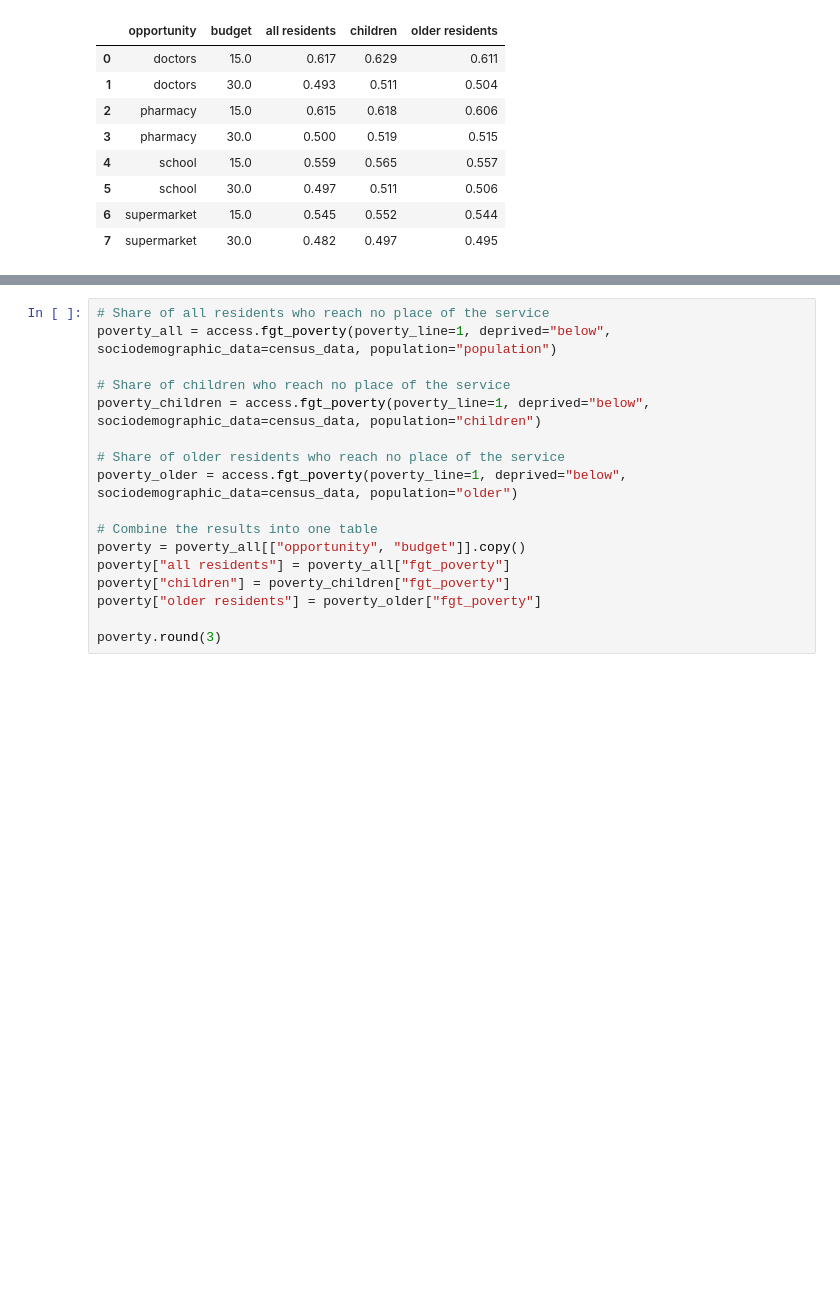
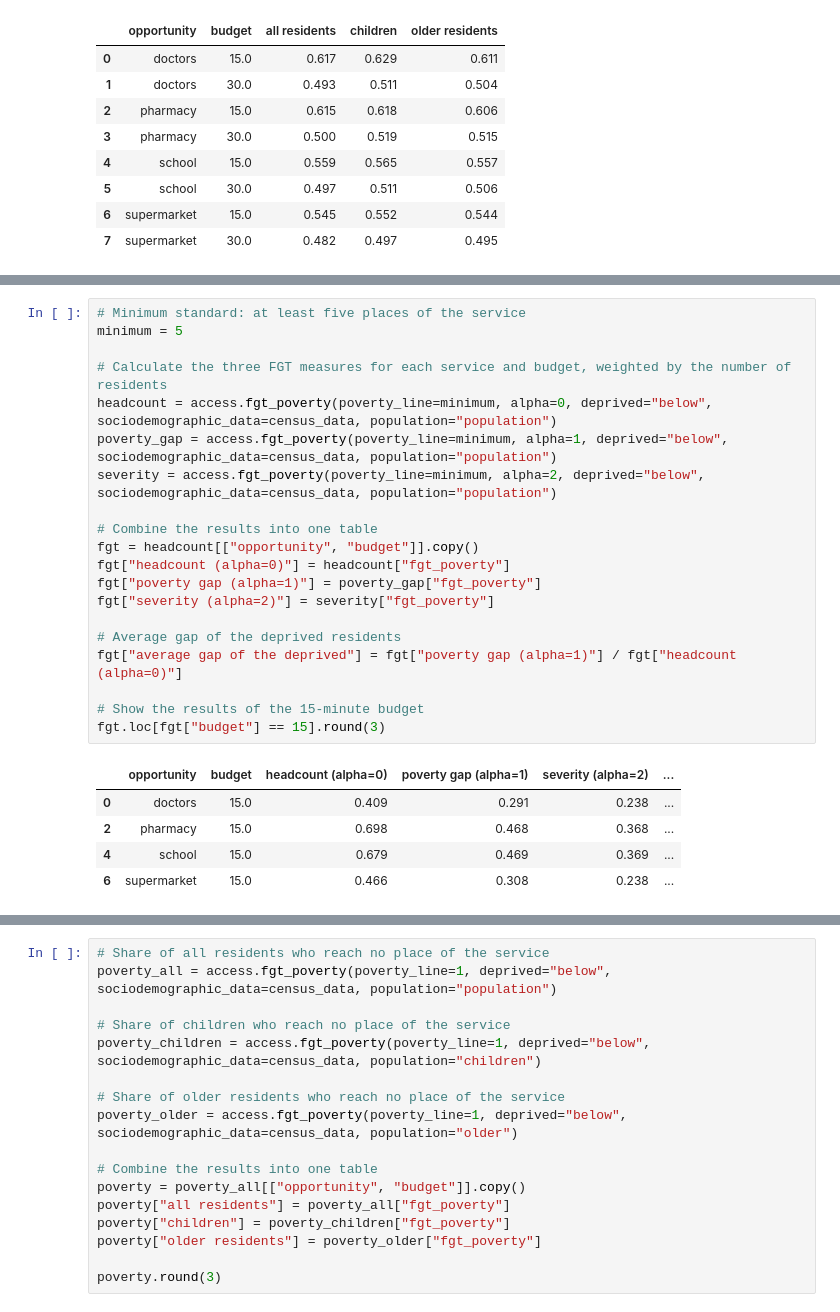
Before and after one commit to HTenkanen/mobility-course, a Jupyter notebook: source/lessons/L3/cafein_equity_munich.ipynb, the cells around one changed output, grey strips where cells are left out. Drawn from its saved outputs; the diff is of its cells as text; blank space fills up the shorter version.

Commit message:
Explain the FGT measures in Tutorial IV

```diff
--- a/source/lessons/L3/cafein_equity_munich.ipynb
+++ b/source/lessons/L3/cafein_equity_munich.ipynb
@@ -427,0 +452,26 @@ The minimum is an analytical choice, so always report it together with the resul
+# %%
+# Minimum standard: at least five places of the service
+minimum = 5
+
+# Calculate the three FGT measures for each service and budget, weighted by the number of residents
+headcount = access.fgt_poverty(poverty_line=minimum, alpha=0, deprived="below", sociodemographic_data=census_data, population="population")
+poverty_gap = access.fgt_poverty(poverty_line=minimum, alpha=1, deprived="below", sociodemographic_data=census_data, population="population")
+severity = access.fgt_poverty(poverty_line=minimum, alpha=2, deprived="below", sociodemographic_data=census_data, population="population")
+
+# Combine the results into one table
+fgt = headcount[["opportunity", "budget"]].copy()
+fgt["headcount (alpha=0)"] = headcount["fgt_poverty"]
+fgt["poverty gap (alpha=1)"] = poverty_gap["fgt_poverty"]
+fgt["severity (alpha=2)"] = severity["fgt_poverty"]
+
+# Average gap of the deprived residents
+fgt["average gap of the deprived"] = fgt["poverty gap (alpha=1)"] / fgt["headcount (alpha=0)"]
+
+# Show the results of the 15-minute budget
+fgt.loc[fgt["budget"] == 15].round(3)
+# %% [output]
+|  | opportunity | budget | headcount (alpha=0) | poverty gap (alpha=1) | severity (alpha=2) | ... |
+| 0 | doctors | 15.0 | 0.409 | 0.291 | 0.238 | ... |
+| 2 | pharmacy | 15.0 | 0.698 | 0.468 | 0.368 | ... |
+| 4 | school | 15.0 | 0.679 | 0.469 | 0.369 | ... |
+| 6 | supermarket | 15.0 | 0.466 | 0.308 | 0.238 | ... |
```
Also changed, not shown: parts of 6 cells of this notebook.
